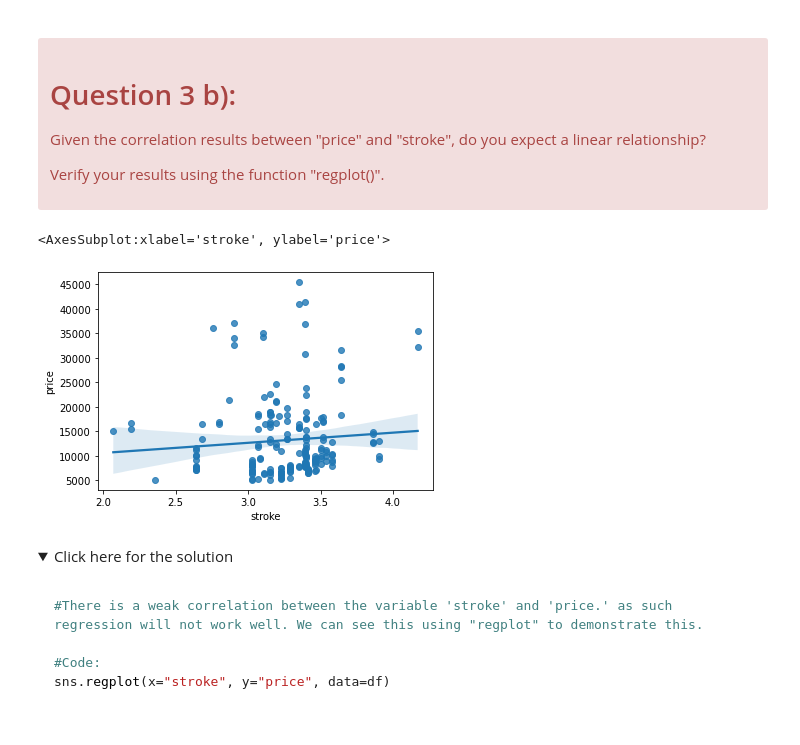
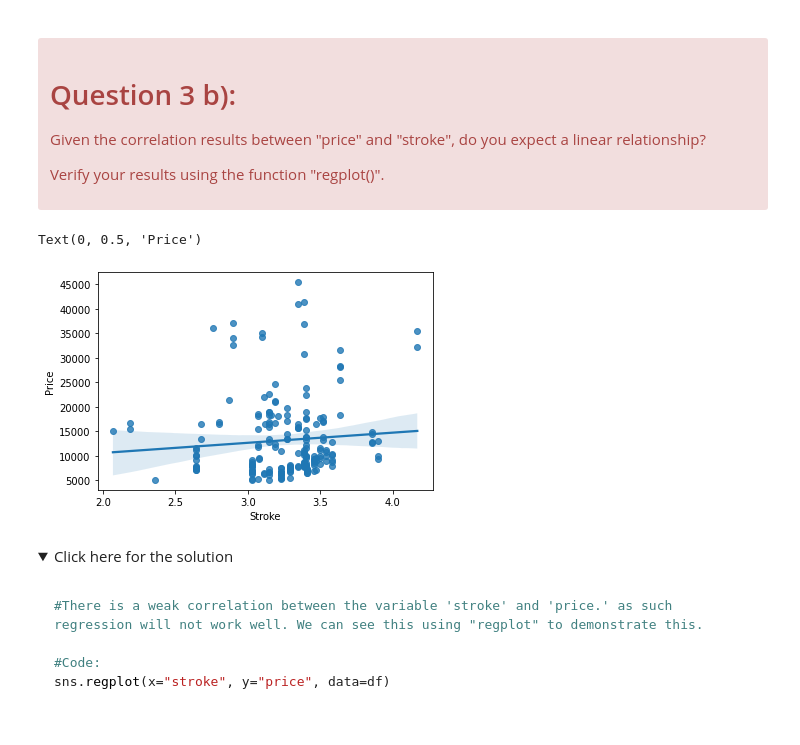
Before and after one commit to tackel/Data-analytic-with-python, a Jupyter notebook: DA0101EN-3-Review-Exploratory-Data-Analysis.jupyterlite.ipynb, the cells around one changed output. Saved outputs shown, nothing was run; the diff lists cells and outputs as text; code cells hidden in the pictures; folded sections open.

```diff
--- a/DA0101EN-3-Review-Exploratory-Data-Analysis.jupyterlite.ipynb
+++ b/DA0101EN-3-Review-Exploratory-Data-Analysis.jupyterlite.ipynb
@@ -87,6 +89,7 @@ filename="auto.csv"
 # %%
 
-df = pd.read_csv(filename)
+# o df = pd.read_csv('automobileEDA.csv')
+df = pd.read_csv(path)
 df.head()
 # %% [output]
 |  | symboling | normalized-losses | make | aspiration | num-of-doors | body-style | drive-wheels | ... |
@@ -293,9 +301,12 @@ df[["stroke","price"]].corr()
 </div>
 # %%
 # Write your code below and press Shift+Enter to execute
+sns.regplot(x='stroke', y='price', data=df)
+plt.xlabel('Stroke')
+plt.ylabel('Price')
 # %% [output]
-<AxesSubplot:xlabel='stroke', ylabel='price'>
+Text(0, 0.5, 'Price')
-[figure, old version]
+[figure, new version]
 # %% [markdown]
 <details><summary>Click here for the solution</summary>
 
```
Also changed, not shown: parts of 23 cells of this notebook, 4 other files.
